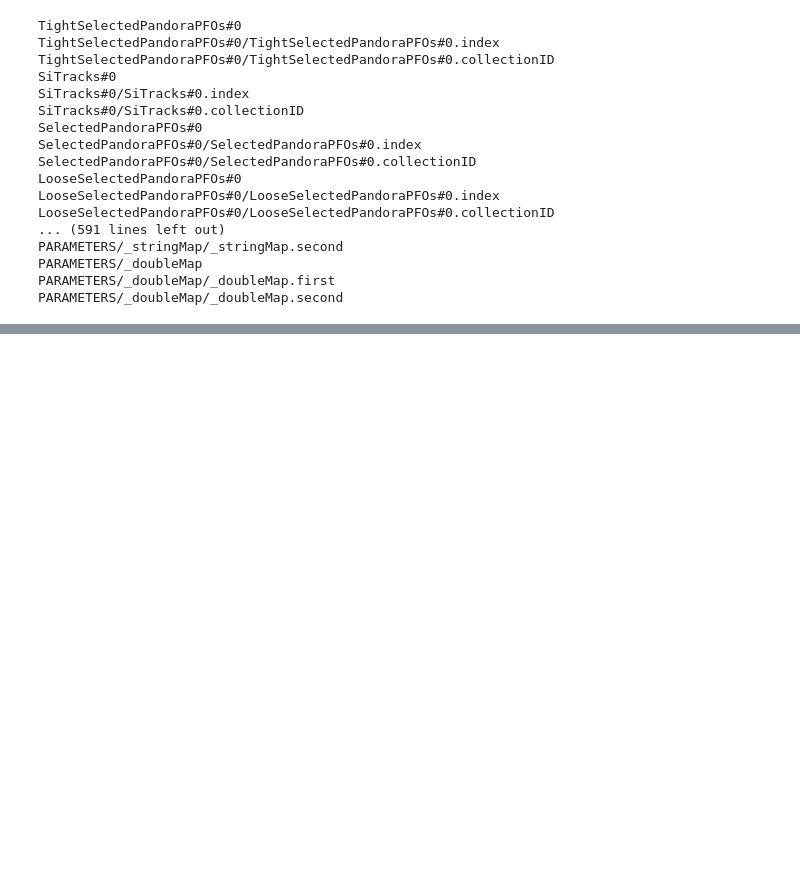
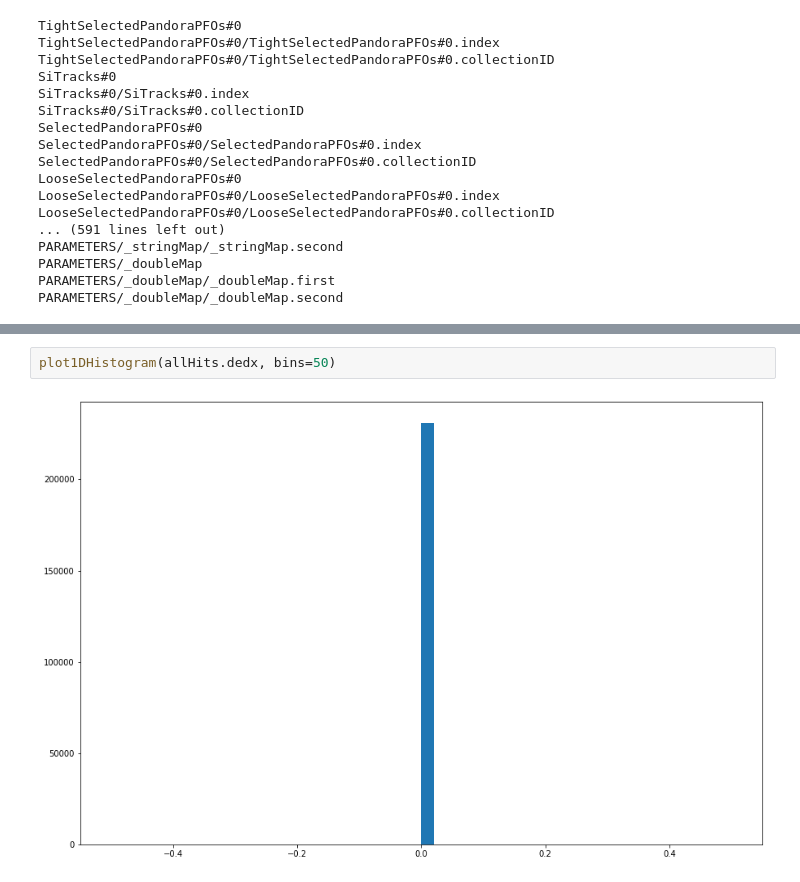
Before and after one commit to Isaac-Hirsch/mucol_plotting_scripts, a Jupyter notebook: macros/AllTracks_Analysis.ipynb, the cells around one changed output, grey strips where cells are left out. Drawn from its saved outputs; the diff is of its cells as text; blank space fills up the shorter version.

```diff
--- a/macros/AllTracks_Analysis.ipynb
+++ b/macros/AllTracks_Analysis.ipynb
@@ -37,0 +147,4 @@ tree = uproot.concatenate("/Users/isaac/Downloads/muonGun_reco_*.root:events",fi
+# %%
+plot1DHistogram(allHits.dedx, bins=50)
+# %% [output]
+[figure, added]
```
Also changed, not shown: parts of 32 cells of this notebook, 3 other files.
